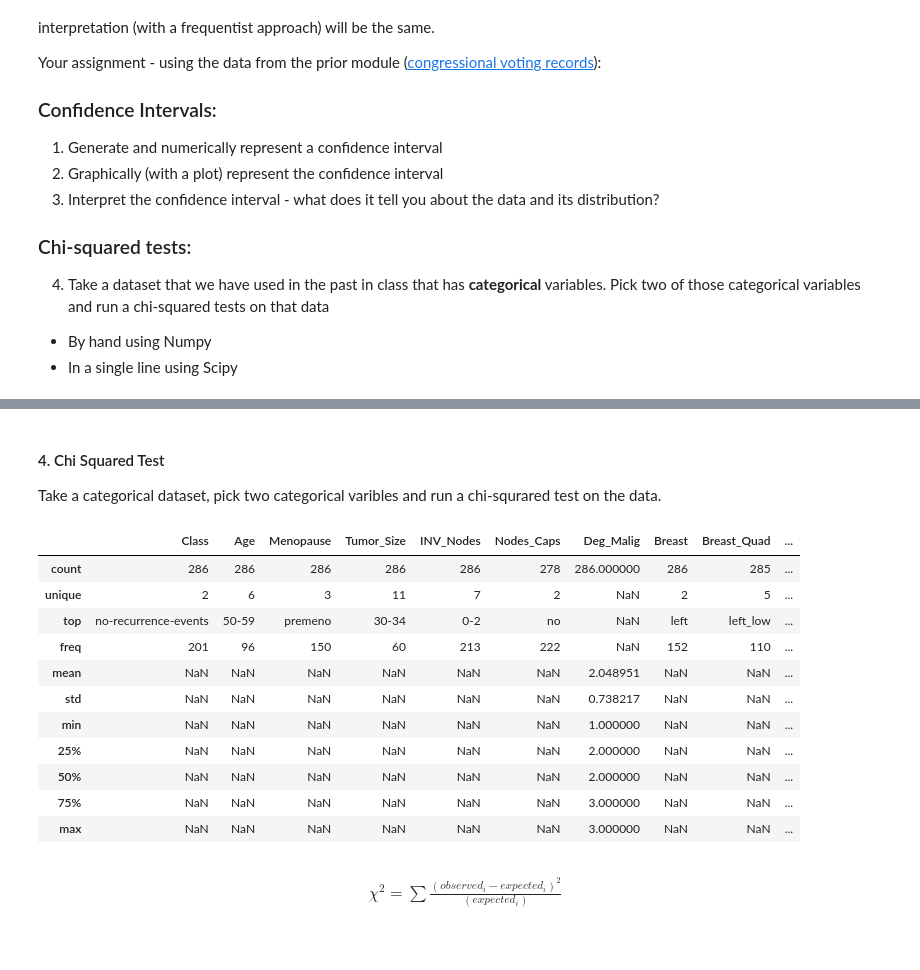
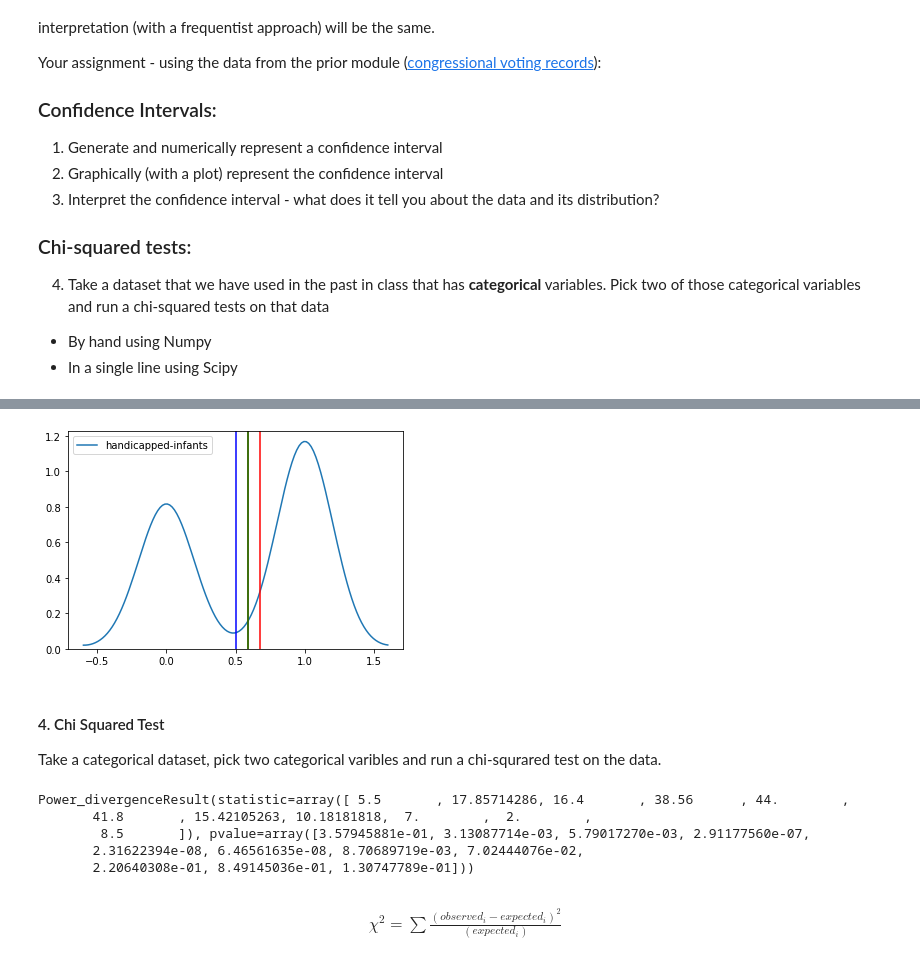
Before and after one commit to ChristianJJohnson/DS-Unit-1-Sprint-2-Statistics, a Jupyter notebook: module2/LS_DS_122_Sampling_Confidence_Intervals_and_Hypothesis_Testing_Assignment.ipynb, the cells around one changed output, grey strips where cells are left out. Cells and saved outputs as stored; diff of their text form; code cells hidden in the pictures.

```diff
--- a/module2/LS_DS_122_Sampling_Confidence_Intervals_and_Hypothesis_Testing_Assignment.ipynb
+++ b/module2/LS_DS_122_Sampling_Confidence_Intervals_and_Hypothesis_Testing_Assignment.ipynb
@@ -34 +35,25 @@ import scipy.stats as sts
 import matplotlib.pyplot as plt
+# %%
+URL = 'https://archive.ics.uci.edu/ml/machine-learning-databases/voting-records/house-votes-84.data'
+df = pd.read_csv(URL, header=None, na_values='?')
+df = df.rename(columns = {
+    0 :'party',
+    1 :'handicapped-infants',
+    2 :'water-project-cost-sharing',
+    3 :'adoption-of-the-budget-resolution',
+    4 :'physician-fee-freeze',
+    5 :'el-salvador-aid',
+    6 :'religious-groups-in-schools',
+    7 :'anti-satellite-test-ban',
+    8 :'aid-to-nicaraguan-contra',
+    9 :'mx-missile',
+    10 :'immigration',
+    11 :'synfuels-corporation-cutback',
+    12 :'education-spending',
+    13 :'superfund-right-to-sue',
+    14 :'crime',
+    15 :'duty-free-exports',
+    16 :'export-administration-act-south-africa'})
+df = df.replace(to_replace=['n', 'y'], value=[0, 1])
+dftest = df.dropna()
+df.head()
@@ -35,3 +76,24 @@ import matplotlib.pyplot as plt
+# %%
+dem = dftest.loc[dftest['party'] == 'democrat']
+rep = dftest.loc[dftest['party'] == 'republican']
+# %%
+def conf_int(data, confidence=0.95):
+    data = 1.0 * np.array(data)
+    mean = np.mean(data)
+    n = len(data)
+    stderr = np.std(data, ddof=1)/np.sqrt(n)
+    moe = stderr * scipy.stats.t.ppf((1 + confidence) / 2.0, n - 1) # just looking up the corresponding t-stat.
+    return (mean, mean - moe, mean + moe)
+
+handicapped = conf_int(dem['handicapped-infants'])
+# %%
+sns.kdeplot(dem['handicapped-infants'])
+plt.axvline(x=handicapped[0], color='red')
+plt.axvline(x=handicapped[1], color='blue')
+plt.axvline(x=handicapped[2], color='red')
+plt.axvline(x=dem['handicapped-infants'].mean(), color='green');
+# %% [output]
+[figure, added]
 # %% [markdown]
 #### 4. Chi Squared Test
 Take a categorical dataset, pick two categorical varibles and run a chi-squrared test on the data.
@@ -47,18 +112,15 @@ bc = pd.read_csv(URL, header=None, names=headers, na_values='?')
+# %%
+from scipy.stats import chisquare
+# In a single line using Scipy
+chisquare(observed)
+# %% [output]
+Power_divergenceResult(statistic=array([ 5.5       , 17.85714286, 16.4       , 38.56      , 44.        ,
+       41.8       , 15.42105263, 10.18181818,  7.        ,  2.        ,
+        8.5       ]), pvalue=array([3.57945881e-01, 3.13087714e-03, 5.79017270e-03, 2.91177560e-07,
+       2.31622394e-08, 6.46561635e-08, 8.70689719e-03, 7.02444076e-02,
+       2.20640308e-01, 8.49145036e-01, 1.30747789e-01]))
 # %%
-bc.describe(include='all')
+# bc.describe(include='all')
-# %% [output]
-|  | Class | Age | Menopause | Tumor_Size | INV_Nodes | Nodes_Caps | Deg_Malig | Breast | Breast_Quad | ... |
-| count | 286 | 286 | 286 | 286 | 286 | 278 | 286.000000 | 286 | 285 | ... |
-| unique | 2 | 6 | 3 | 11 | 7 | 2 | NaN | 2 | 5 | ... |
-| top | no-recurrence-events | 50-59 | premeno | 30-34 | 0-2 | no | NaN | left | left_low | ... |
-| freq | 201 | 96 | 150 | 60 | 213 | 222 | NaN | 152 | 110 | ... |
-| mean | NaN | NaN | NaN | NaN | NaN | NaN | 2.048951 | NaN | NaN | ... |
-| std | NaN | NaN | NaN | NaN | NaN | NaN | 0.738217 | NaN | NaN | ... |
-| min | NaN | NaN | NaN | NaN | NaN | NaN | 1.000000 | NaN | NaN | ... |
-| 25% | NaN | NaN | NaN | NaN | NaN | NaN | 2.000000 | NaN | NaN | ... |
-| 50% | NaN | NaN | NaN | NaN | NaN | NaN | 2.000000 | NaN | NaN | ... |
-| 75% | NaN | NaN | NaN | NaN | NaN | NaN | 3.000000 | NaN | NaN | ... |
-| max | NaN | NaN | NaN | NaN | NaN | NaN | 3.000000 | NaN | NaN | ... |
 # %% [markdown]
 
 \begin{align}
```
Also changed, not shown: parts of 9 cells of this notebook.
